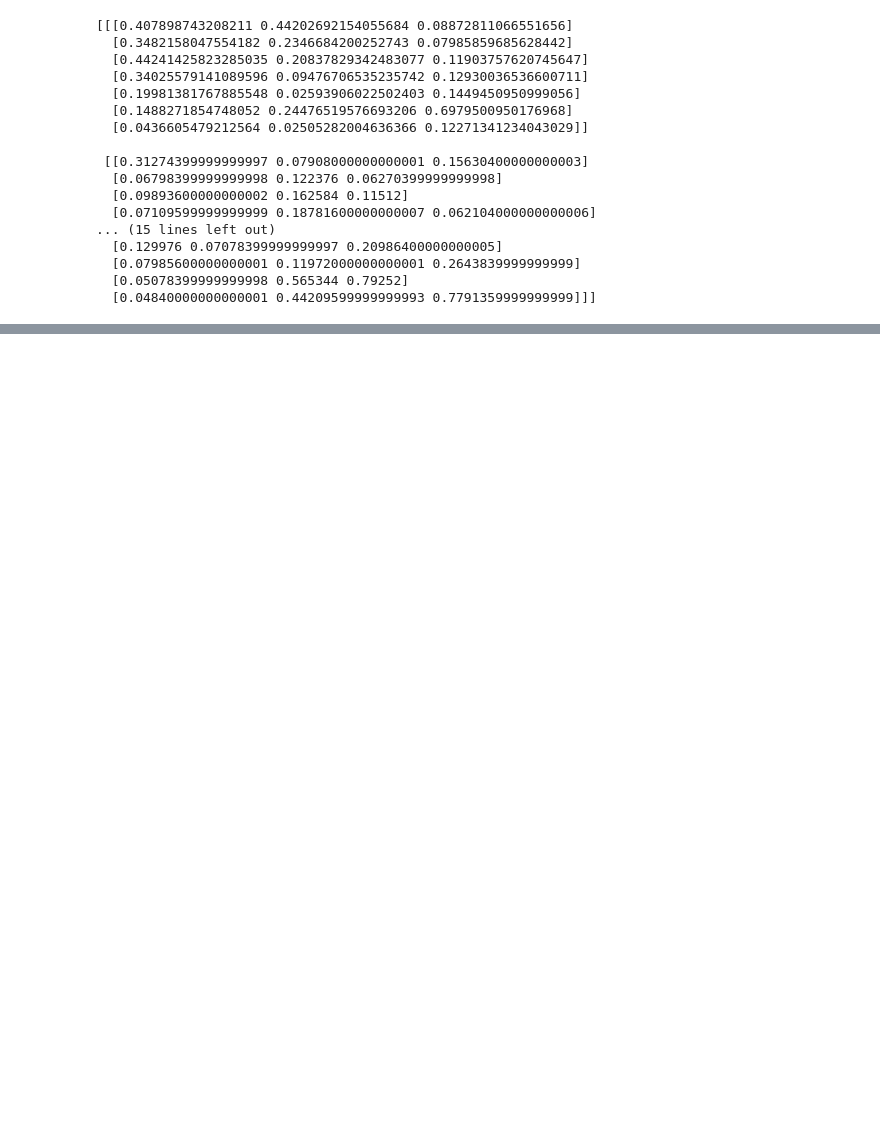
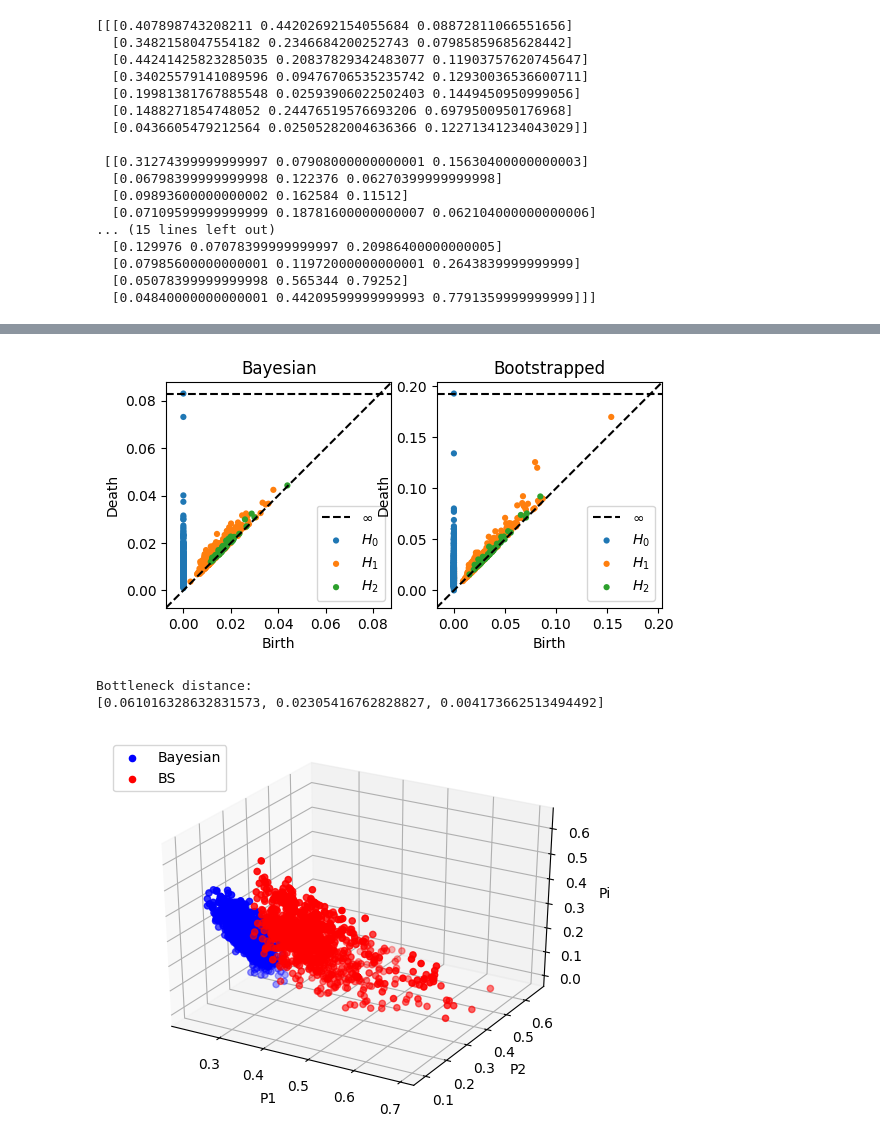
Before and after one commit to lewis-m/erk-kinetics-tda, a Jupyter notebook: PyStanTest.ipynb, the cells around one changed output, grey strips where cells are left out. Drawn from its saved outputs; the diff is of its cells as text; code cells hidden in the pictures; blank space fills up the shorter version.

Commit message:
Now runs stably. Also computes BD between various types, plots both BS and Bayesian model agains empirical data and plots traces of the MCMCs of the PyStan model in order to verify sufficient warm up.

```diff
--- a/PyStanTest.ipynb
+++ b/PyStanTest.ipynb
@@ -106,7 +107,7 @@ for file_name in file_names:
   xlsx = pd.ExcelFile(file_name)
 
   df = pd.read_excel(xlsx, 'Sheet1')
-  df = df.iloc[:, 0:3]
+  df = df.iloc[1:(-1), 0:3]
 
   bs_data.append(df.values)
 # %%
@@ -150,7 +151,9 @@ def stan_model_yd(yeast_data):
       real P1;
       real P2;
       real Pi;
-      real sigma;
+      real sigma1;
+      //real sigma2;
+      //real sigma3;
   }
 
   model {
@@ -158,16 +161,18 @@ def stan_model_yd(yeast_data):
       P2 ~ uniform(0,10);
       Pi ~ uniform(0,10);
 
-      sigma ~ uniform(0,10);
+      sigma1 ~ uniform(0,10);
+      //sigma2 ~ uniform(0,10);
+      //sigma3 ~ uniform(0,10);
 
       for(i in 1:TS){
         real s0 = exp(-P1*ts[i]);
         real s1 = P1*(1-Pi)/(P1-P2)*(exp(-P2*ts[i]) - exp(-P1*ts[i]));
-        real s2 = P1*Pi/(P1-P2)*(exp(-P2*ts[i]) - exp(-P2*ts[i])) + P2/(P1-P2)*(exp(-P1*ts[i]) - 1) + P1/(P1-P2)*(1-exp(-P2*ts[i]));
+        real s2 = P1*Pi/(P1-P2)*(exp(-P2*ts[i]) - exp(-P1*ts[i])) + P2/(P1-P2)*(exp(-P1*ts[i]) - 1) + P1/(P1-P2)*(1-exp(-P2*ts[i]));
 
-        S0[i, :] ~ normal(s0, sigma);
-        S1[i, :] ~ normal(s1, sigma);
-        S2[i, :] ~ normal(s2, sigma);
+        S0[i, :] ~ normal(s0, sigma1);
+        S1[i, :] ~ normal(s1, sigma1);
+        S2[i, :] ~ normal(s2, sigma1);
       }
   }
   """
@@ -372,3 +215,61 @@ def bottleneck_distance(dgm1, dgm2):
     distance.append(bottleneck(dgm1[i], dgm2[i]))
 
   return distance
+# %%
+import matplotlib.pyplot as plt
+import matplotlib
+from mpl_toolkits.mplot3d import Axes3D
+
+y_type = ['WildType', 'Y130C', 'F53S', 'E203K']
+persistence_ds = []
+
+for i in range(len(y_type)):
+  fit = stan_model_yd(bayes_td[i])
+
+  print('\n Bayesian model for yeast type %r:' % y_type[i])
+  print(fit)
+
+  posterior = fit.extract()
+  bayes_data = np.stack([posterior['P1'], posterior['P2'], posterior['Pi']])
+  bayes_data = np.swapaxes(bayes_data, 0, 1)
+
+  bayes_pd = ripser(bayes_data[0:800], maxdim = 2)
+  persistence_ds.append(bayes_pd['dgms'])
+
+  plt.title(y_type[i])
+  plt.subplot(1, 2, 1)
+  plot_diagrams(bayes_pd['dgms'], title='Bayesian')
+
+  bs_pd = ripser(bs_data[i][0:800], maxdim = 2)
+
+  plt.subplot(1, 2, 2)
+  plot_diagrams(bs_pd['dgms'], title='Bootstrapped')
+  plt.show()
+
+  exp_file = '%s_PD.png' % y_type[i]
+  #plt.savefig(exp_file)
+
+  print('Bottleneck distance:')
+  print(bottleneck_distance(bs_pd['dgms'], bayes_pd['dgms']))
+
+  fig = plt.figure()
+
+  ax = fig.add_subplot(111, projection='3d')
+  ax.scatter(posterior['P1'], posterior['P2'], posterior['Pi'], c = 'b', marker='o', label='Bayesian')
+  ax.scatter(bs_data[i][:, 0], bs_data[i][:, 1], bs_data[i][:, 2], c = 'r', marker='o', label='BS')
+  ax.legend(loc='upper left')
+  ax.set_xlabel('P1')
+  ax.set_ylabel('P2')
+  ax.set_zlabel('Pi')
+  #ax.title(str(y_type[i]))
+
+  plt.show()
+  exp_file = '%s_Scatter.png' % y_type[i]
+  #plt.savefig(exp_file)
+
+for i in range(len(persistence_ds) - 1):
+    for j in range(i + 1, len(persistence_ds)):
+      print('Bottleneck distance of Bayes PDs of %s and %s:' % (y_type[i], y_type[j]))
+      print(bottleneck_distance(persistence_ds[i], persistence_ds[j]))
+      print('')
+# %% [output]
@@ -374,0 +295,4 @@ def bottleneck_distance(dgm1, dgm2):
+[figure, added]
+Bottleneck distance:
+[0.061016328632831573, 0.02305416762828827, 0.004173662513494492]
+[figure, added]
```
Also changed, not shown: parts of 10 cells of this notebook.
